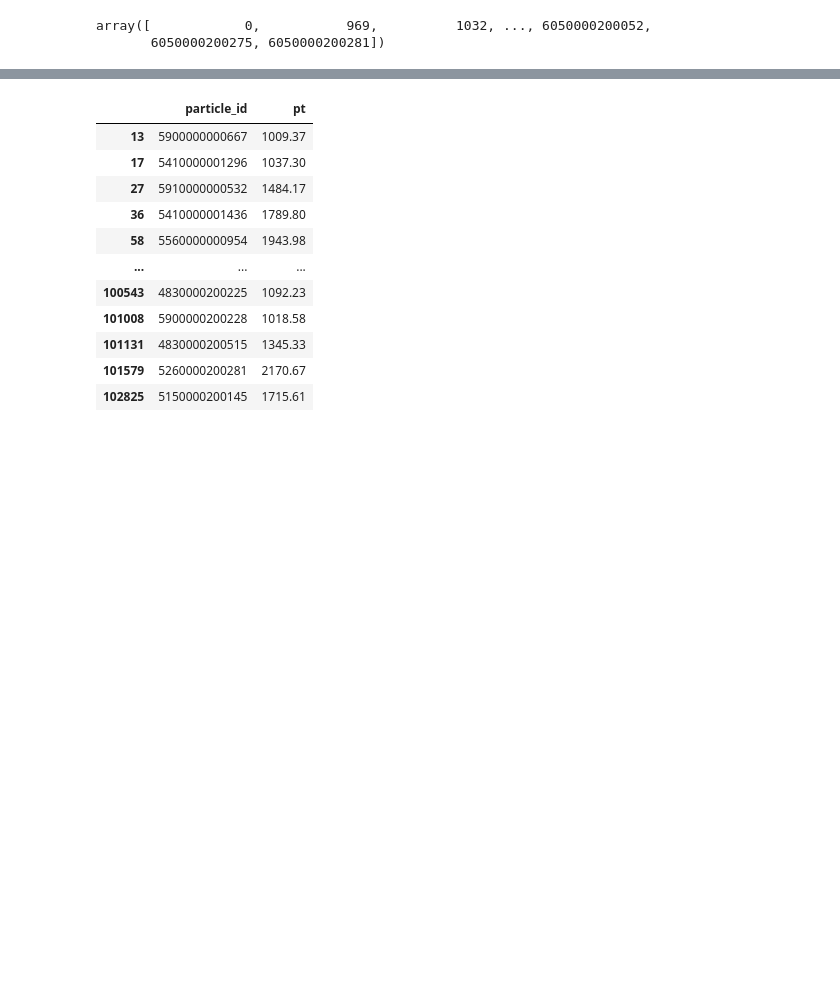
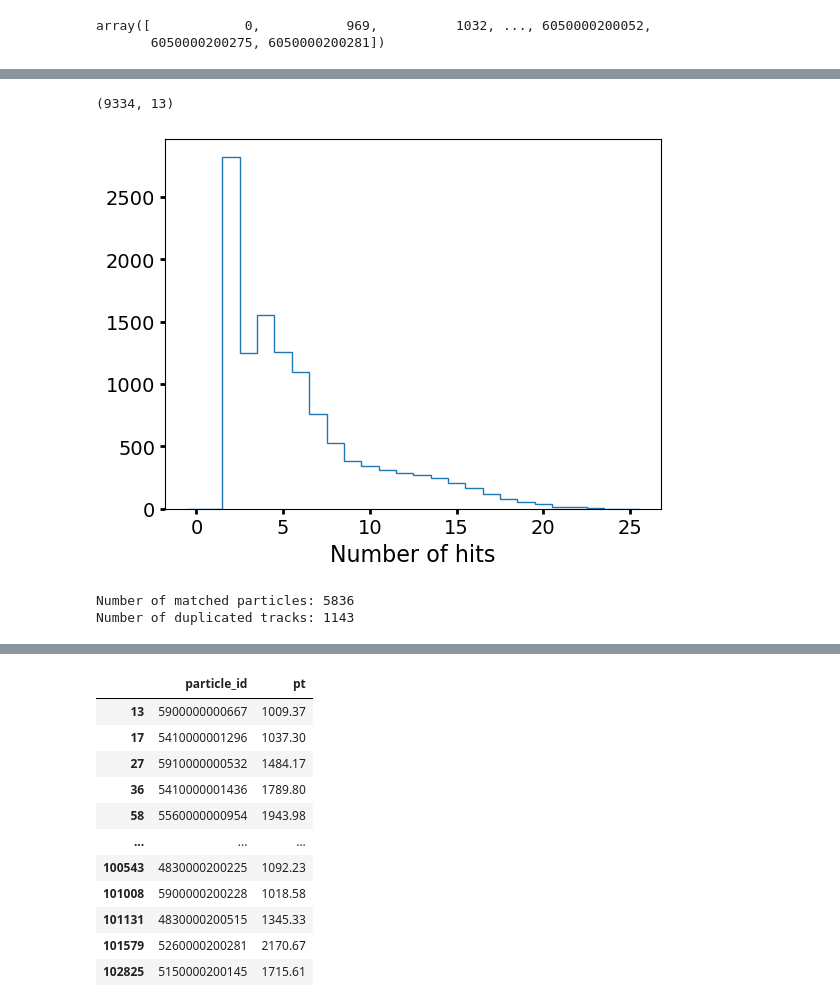
Before and after one commit to xju2/visual_tracks, a Jupyter notebook: notebooks/graph_segment.ipynb, the cells around one changed output, grey strips where cells are left out. Saved outputs shown, nothing was run; the diff lists cells and outputs as text; code cells hidden in the pictures; blank space fills up the shorter version.

```diff
--- a/notebooks/graph_segment.ipynb
+++ b/notebooks/graph_segment.ipynb
@@ -186,0 +188,4 @@ submission[submission.track_id == 6371]
+# %%
+hist_opts = {
+    "histtype": "step",
+}
@@ -186,0 +200,3 @@ submission[submission.track_id == 6371]
+# %%
+tracks = matching_df.drop_duplicates(subset=["event_id", "track_id"])
+tracks
@@ -186,0 +217,10 @@ submission[submission.track_id == 6371]
+# %%
+tracks[tracks.particle_id != 0].shape
+# %% [output]
+(9334, 13)
+# %%
+plt.hist(tracks.n_reco_hits, bins=26, range=(-0.5, 25.5), **hist_opts)
+plt.xlabel("Number of hits in a track")
+plt.show()
+# %% [output]
+[figure, added]
@@ -186,0 +229,9 @@ submission[submission.track_id == 6371]
+# %%
+matched_pids, counts = np.unique(reco_tracks.particle_id, return_counts=True)
+n_matched_particles = matched_pids.shape[0]
+n_duplicated_tracks = np.sum(counts > 1)
+print("Number of matched particles:", n_matched_particles)
+print("Number of duplicated tracks:", n_duplicated_tracks)
+# %% [output]
+Number of matched particles: 5836
+Number of duplicated tracks: 1143
```
Also changed, not shown: parts of 17 cells of this notebook, 5 other files.
